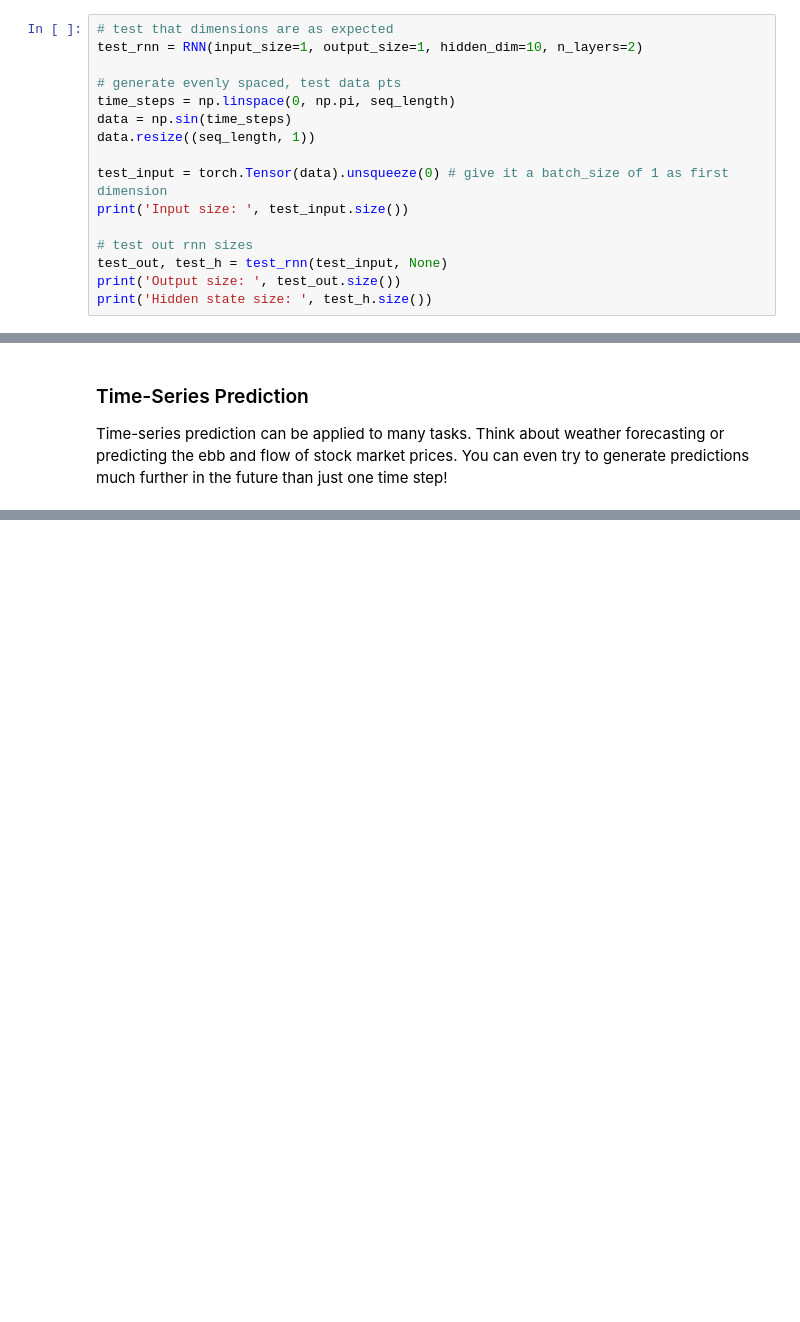
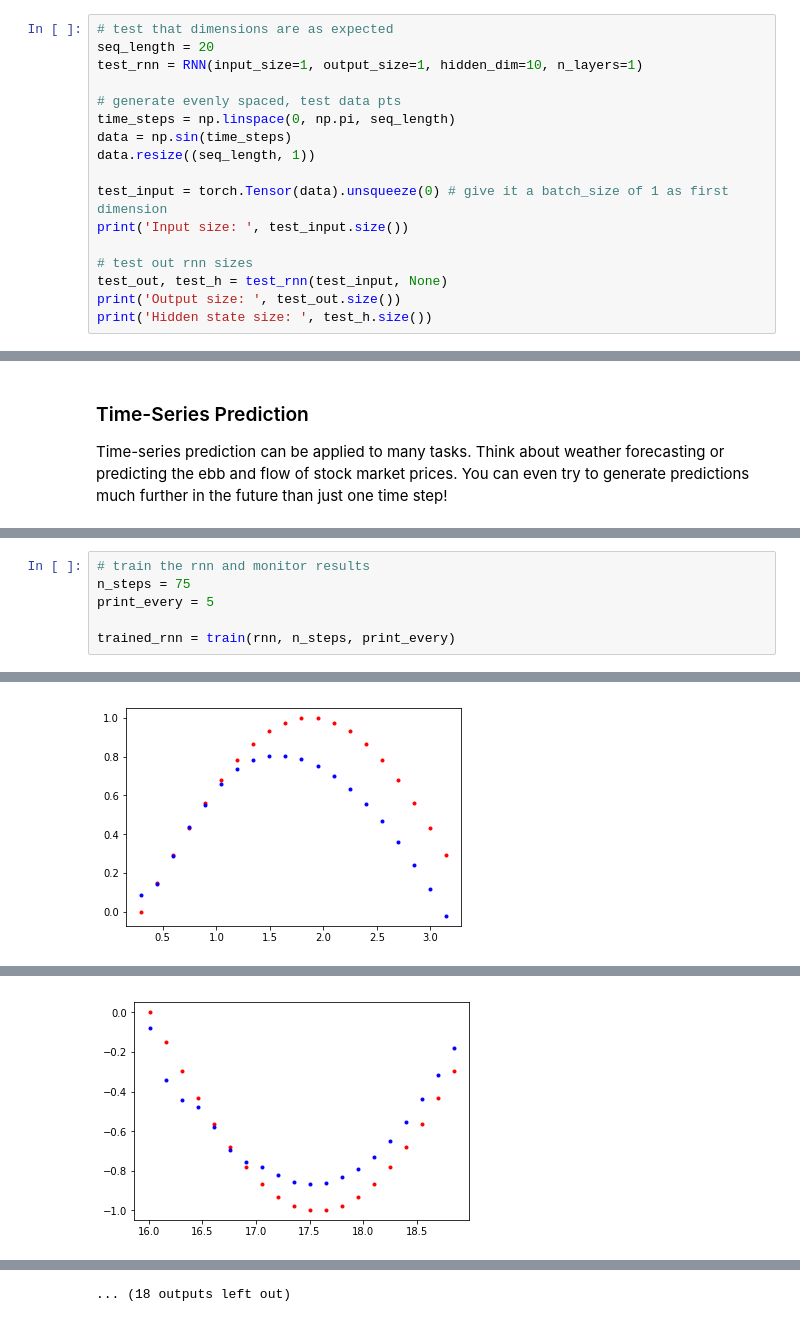
Before and after one commit to scareme/courses_dl_pytorch, a Jupyter notebook: 04_recurrent-neural-networks/01_time-series/Simple_RNN.ipynb, the cells around one changed output, grey strips where cells are left out. Saved outputs shown, nothing was run; the diff lists cells and outputs as text; blank space fills up the shorter version.

```diff
--- a/04_recurrent-neural-networks/01_time-series/Simple_RNN.ipynb
+++ b/04_recurrent-neural-networks/01_time-series/Simple_RNN.ipynb
@@ -83,7 +83,8 @@ class RNN(nn.Module):
 As a check that your model is working as expected, test out how it responds to input data.
 # %%
 # test that dimensions are as expected
-test_rnn = RNN(input_size=1, output_size=1, hidden_dim=10, n_layers=2)
+seq_length = 20
+test_rnn = RNN(input_size=1, output_size=1, hidden_dim=10, n_layers=1)
 
 # generate evenly spaced, test data pts
 time_steps = np.linspace(0, np.pi, seq_length)
@@ -189,0 +255,7 @@ Time-series prediction can be applied to many tasks. Think about weather forecas
+# %%
+# train the rnn and monitor results
+n_steps = 75
+print_every = 5
+
+trained_rnn = train(rnn, n_steps, print_every)
+# %% [output]
@@ -189,0 +263 @@ Time-series prediction can be applied to many tasks. Think about weather forecas
+[figure, added]
@@ -189,0 +265 @@ Time-series prediction can be applied to many tasks. Think about weather forecas
+[figure, added]
@@ -189,0 +274 @@ Time-series prediction can be applied to many tasks. Think about weather forecas
+... (18 outputs left out)
```
Also changed, not shown: parts of 6 cells of this notebook.
